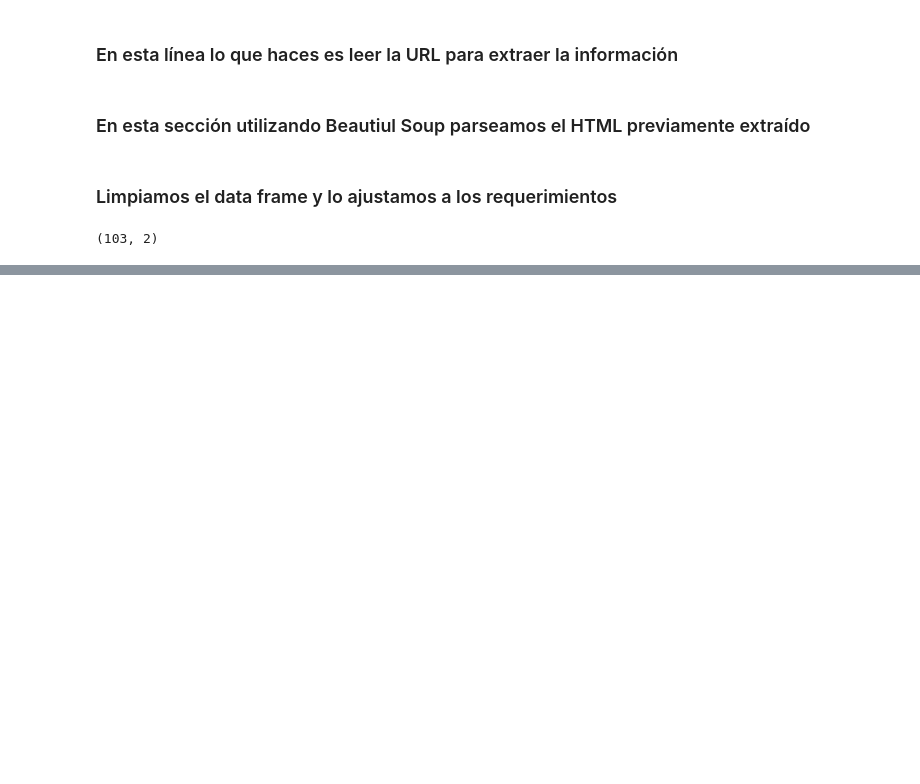
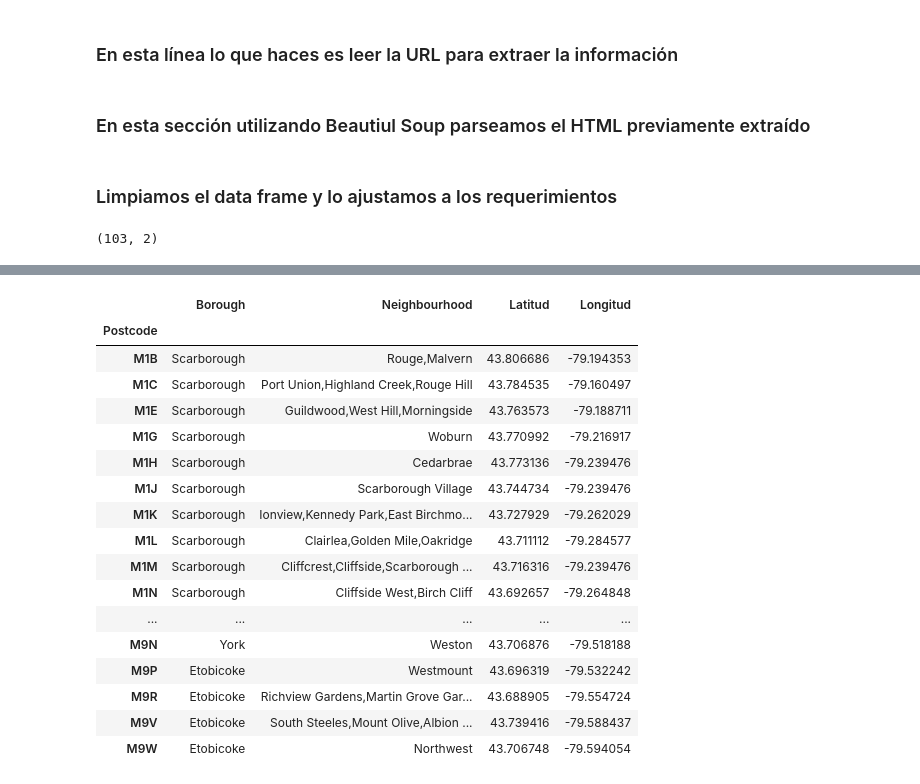
Before and after one commit to restevesd/Coursera_Capstone, a Jupyter notebook: TorontoHomeWork.ipynb, the cells around one changed output, grey strips where cells are left out. Drawn from its saved outputs; the diff is of its cells as text; code cells hidden in the pictures; blank space fills up the shorter version.

```diff
--- a/TorontoHomeWork.ipynb
+++ b/TorontoHomeWork.ipynb
@@ -82 +82,4 @@ M9V              Etobicoke  Albion Gardens,South Steeles,Jamestown,Silvers...
 M9W              Etobicoke                                          Northwest
+# %%
+localizacion=pd.read_csv("https://cocl.us/Geospatial_data")
+localizacion
@@ -82,0 +104,24 @@ M9W              Etobicoke                                          Northwest
+# %%
+data['Latitud']=localizacion['Latitude'].values
+data['Longitud']=localizacion['Longitude'].values
+
+data
+# %% [output]
+|  | Borough | Neighbourhood | Latitud | Longitud |
+| Postcode |  |  |  |  |
+| M1B | Scarborough | Rouge,Malvern | 43.806686 | -79.194353 |
+| M1C | Scarborough | Port Union,Highland Creek,Rouge Hill | 43.784535 | -79.160497 |
+| M1E | Scarborough | Guildwood,West Hill,Morningside | 43.763573 | -79.188711 |
+| M1G | Scarborough | Woburn | 43.770992 | -79.216917 |
+| M1H | Scarborough | Cedarbrae | 43.773136 | -79.239476 |
+| M1J | Scarborough | Scarborough Village | 43.744734 | -79.239476 |
+| M1K | Scarborough | Ionview,Kennedy Park,East Birchmo... | 43.727929 | -79.262029 |
+| M1L | Scarborough | Clairlea,Golden Mile,Oakridge | 43.711112 | -79.284577 |
+| M1M | Scarborough | Cliffcrest,Cliffside,Scarborough ... | 43.716316 | -79.239476 |
+| M1N | Scarborough | Cliffside West,Birch Cliff | 43.692657 | -79.264848 |
+| ... | ... | ... | ... | ... |
+| M9N | York | Weston | 43.706876 | -79.518188 |
+| M9P | Etobicoke | Westmount | 43.696319 | -79.532242 |
+| M9R | Etobicoke | Richview Gardens,Martin Grove Gar... | 43.688905 | -79.554724 |
+| M9V | Etobicoke | South Steeles,Mount Olive,Albion ... | 43.739416 | -79.588437 |
+| M9W | Etobicoke | Northwest | 43.706748 | -79.594054 |
```
Also changed, not shown: parts of 2 cells of this notebook.
